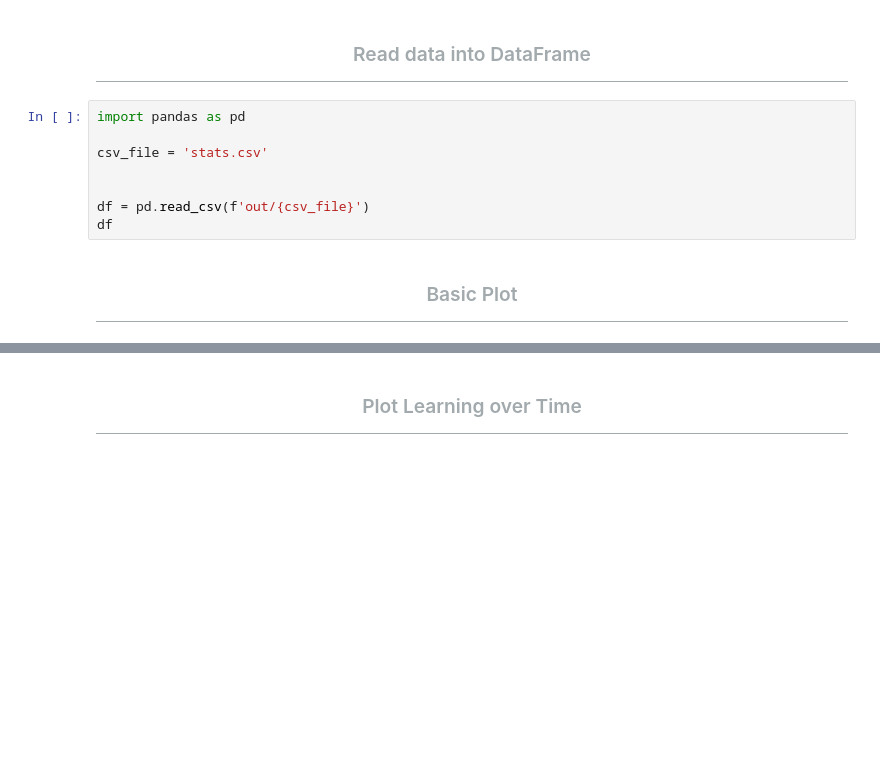
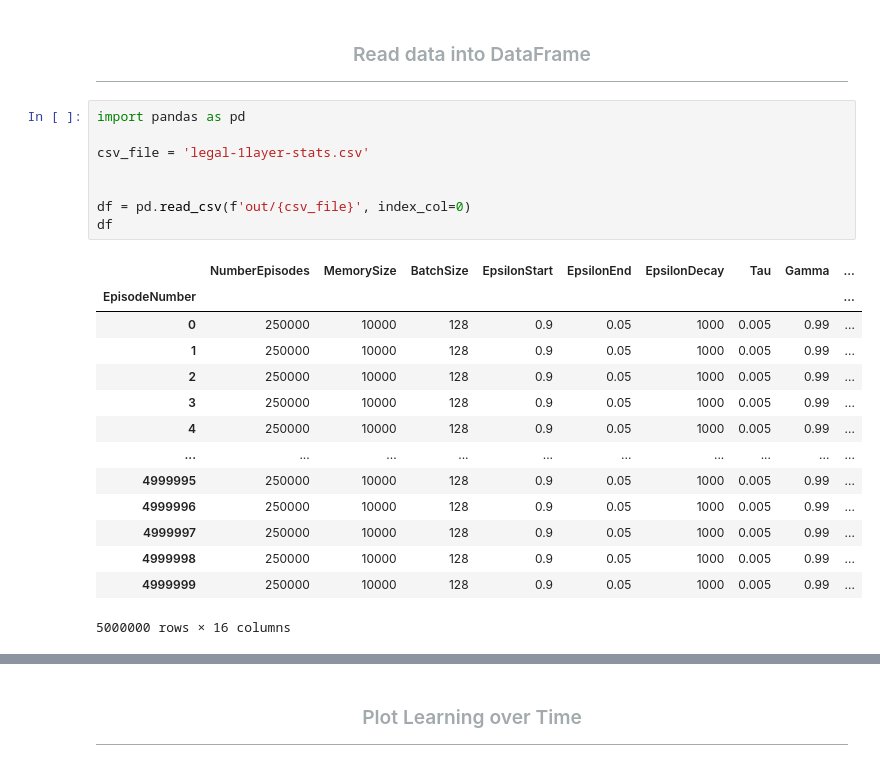
Before and after one commit to scottcd/deep-q-network, a Jupyter notebook: analysis.ipynb, the cells around one changed output, grey strips where cells are left out. Cells and saved outputs as stored; diff of their text form; blank space fills up the shorter version.

```diff
--- a/analysis.ipynb
+++ b/analysis.ipynb
@@ -12,13 +12,23 @@
 # %%
 import pandas as pd
 
-csv_file = 'stats.csv'
+csv_file = 'legal-1layer-stats.csv'
 
 
-df = pd.read_csv(f'out/{csv_file}')
+df = pd.read_csv(f'out/{csv_file}', index_col=0)
 df
+# %% [output]
+|  | NumberEpisodes | MemorySize | BatchSize | EpsilonStart | EpsilonEnd | EpsilonDecay | Tau | Gamma | ... |
+| EpisodeNumber |  |  |  |  |  |  |  |  | ... |
+| 0 | 250000 | 10000 | 128 | 0.9 | 0.05 | 1000 | 0.005 | 0.99 | ... |
+| 1 | 250000 | 10000 | 128 | 0.9 | 0.05 | 1000 | 0.005 | 0.99 | ... |
+| 2 | 250000 | 10000 | 128 | 0.9 | 0.05 | 1000 | 0.005 | 0.99 | ... |
+| 3 | 250000 | 10000 | 128 | 0.9 | 0.05 | 1000 | 0.005 | 0.99 | ... |
+| 4 | 250000 | 10000 | 128 | 0.9 | 0.05 | 1000 | 0.005 | 0.99 | ... |
+| ... | ... | ... | ... | ... | ... | ... | ... | ... | ... |
+| 4999995 | 250000 | 10000 | 128 | 0.9 | 0.05 | 1000 | 0.005 | 0.99 | ... |
+| 4999996 | 250000 | 10000 | 128 | 0.9 | 0.05 | 1000 | 0.005 | 0.99 | ... |
+| 4999997 | 250000 | 10000 | 128 | 0.9 | 0.05 | 1000 | 0.005 | 0.99 | ... |
+| 4999998 | 250000 | 10000 | 128 | 0.9 | 0.05 | 1000 | 0.005 | 0.99 | ... |
+| 4999999 | 250000 | 10000 | 128 | 0.9 | 0.05 | 1000 | 0.005 | 0.99 | ... |
+5000000 rows × 16 columns
-# %% [markdown]
-<div style="color: #FFC72C; text-align: center; border-top: 1px solid #A2AAAD; border-bottom: 1px solid #A2AAAD;">
-    <h3 style="color: #A2AAAD; margin: 20px auto; line-height:100%;">
-Basic Plot    </h3>
-</div>
```
Also changed, not shown: parts of 5 cells of this notebook, 30 other files.
